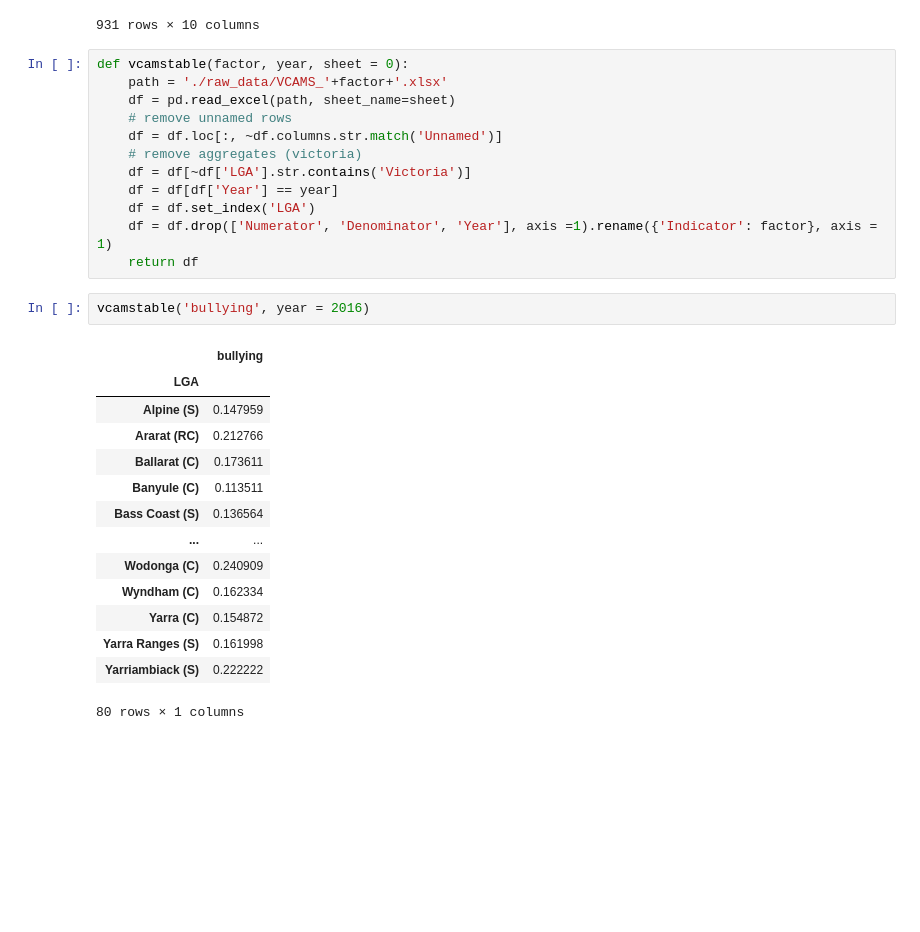
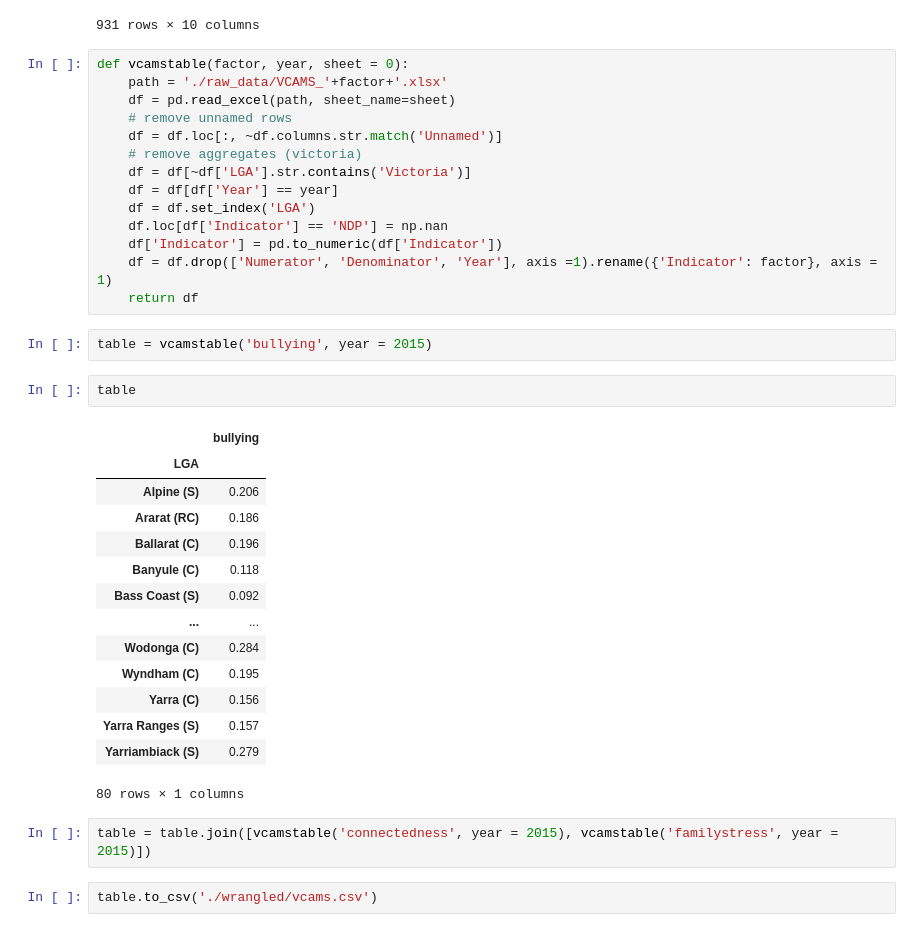
Before and after one commit to owowouwu/Youth-DS-Project, a Jupyter notebook: excel.ipynb, the cells around one changed output. Drawn from its saved outputs; the diff is of its cells as text; blank space fills up the shorter version.

Commit message:
vcams processing done

```diff
--- a/excel.ipynb
+++ b/excel.ipynb
@@ -133,22 +134,30 @@ def vcamstable(factor, year, sheet = 0):
     df = df[~df['LGA'].str.contains('Victoria')]
     df = df[df['Year'] == year]
     df = df.set_index('LGA')
+    df.loc[df['Indicator'] == 'NDP'] = np.nan
+    df['Indicator'] = pd.to_numeric(df['Indicator'])
     df = df.drop(['Numerator', 'Denominator', 'Year'], axis =1).rename({'Indicator': factor}, axis = 1)
     return df
-# %%
-vcamstable('bullying', year = 2016)
-# %% [output]
-|  | bullying |
-| LGA |  |
-| Alpine (S) | 0.147959 |
-| Ararat (RC) | 0.212766 |
-| Ballarat (C) | 0.173611 |
-| Banyule (C) | 0.113511 |
-| Bass Coast (S) | 0.136564 |
-| ... | ... |
-| Wodonga (C) | 0.240909 |
-| Wyndham (C) | 0.162334 |
-| Yarra (C) | 0.154872 |
-| Yarra Ranges (S) | 0.161998 |
-| Yarriambiack (S) | 0.222222 |
-80 rows × 1 columns
+# %%
+table = vcamstable('bullying', year = 2015)
+# %%
+table
+# %% [output]
+|  | bullying |
+| LGA |  |
+| Alpine (S) | 0.206 |
+| Ararat (RC) | 0.186 |
+| Ballarat (C) | 0.196 |
+| Banyule (C) | 0.118 |
+| Bass Coast (S) | 0.092 |
+| ... | ... |
+| Wodonga (C) | 0.284 |
+| Wyndham (C) | 0.195 |
+| Yarra (C) | 0.156 |
+| Yarra Ranges (S) | 0.157 |
+| Yarriambiack (S) | 0.279 |
+80 rows × 1 columns
+# %%
+table = table.join([vcamstable('connectedness', year = 2015), vcamstable('familystress', year = 2015)])
+# %%
+table.to_csv('./wrangled/vcams.csv')
```
Also changed, not shown: parts of 1 cell of this notebook, 2 other files.
